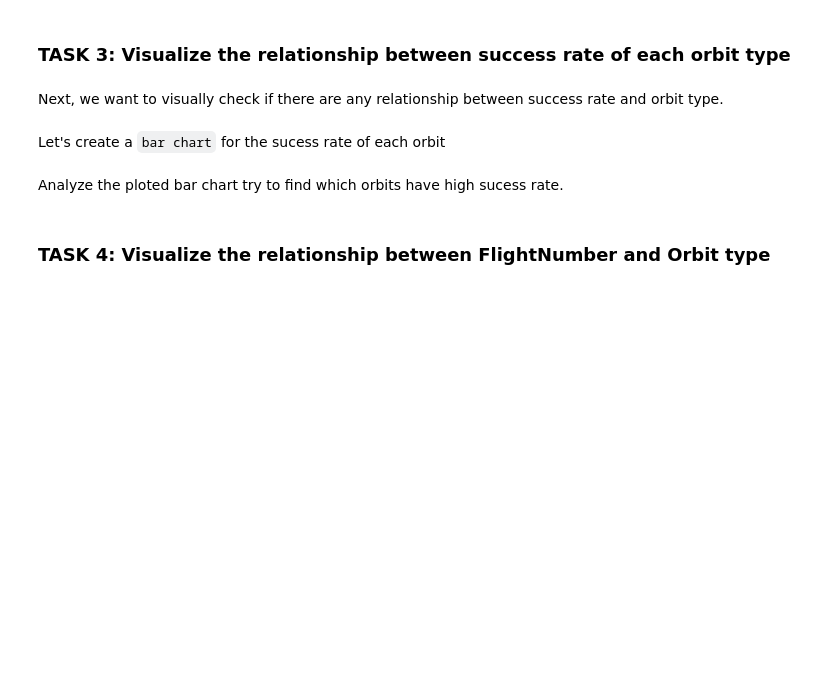
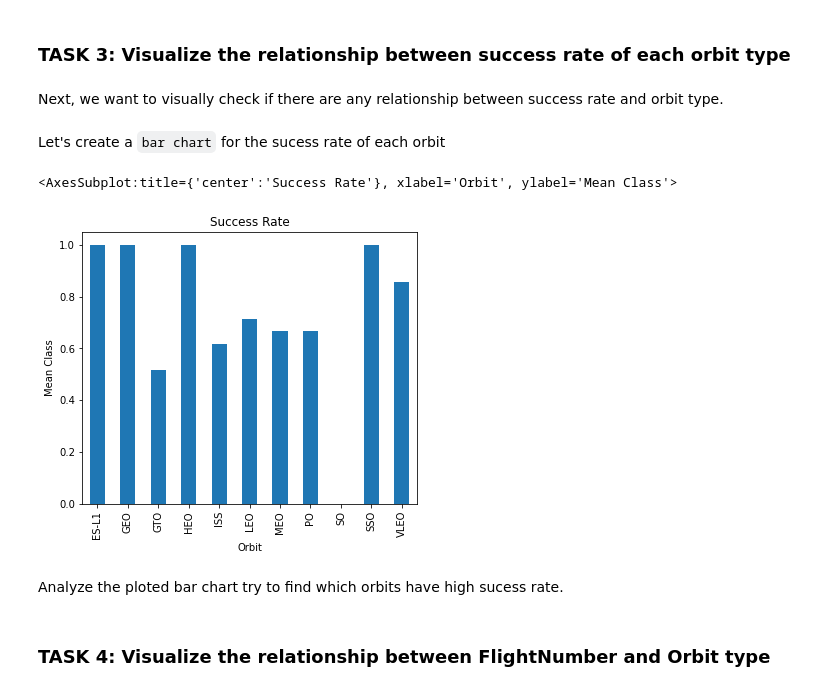
Before and after one commit to zakia16/IBM-DataScience-Capstone, a Jupyter notebook: EDA using Visualization.ipynb, the cells around one changed output. Cells and saved outputs as stored; diff of their text form; code cells hidden in the pictures; blank space fills up the shorter version.

```diff
--- a/EDA using Visualization.ipynb
+++ b/EDA using Visualization.ipynb
@@ -93,6 +114,11 @@ Next, we want to visually check if there are any relationship between success ra
 Let's create a `bar chart` for the sucess rate of each orbit
 # %%
 # HINT use groupby method on Orbit column and get the mean of Class column
+dfg = df.groupby(['Orbit'])['Class'].mean()
+dfg.plot(kind='bar', title='Success Rate', ylabel='Mean Class', xlabel='Orbit', figsize=(6, 5))
+# %% [output]
+<AxesSubplot:title={'center':'Success Rate'}, xlabel='Orbit', ylabel='Mean Class'>
+[figure, added]
 # %% [markdown]
 Analyze the ploted bar chart try to find which orbits have high sucess rate.
 # %% [markdown]
```
Also changed, not shown: parts of 6 cells of this notebook.
